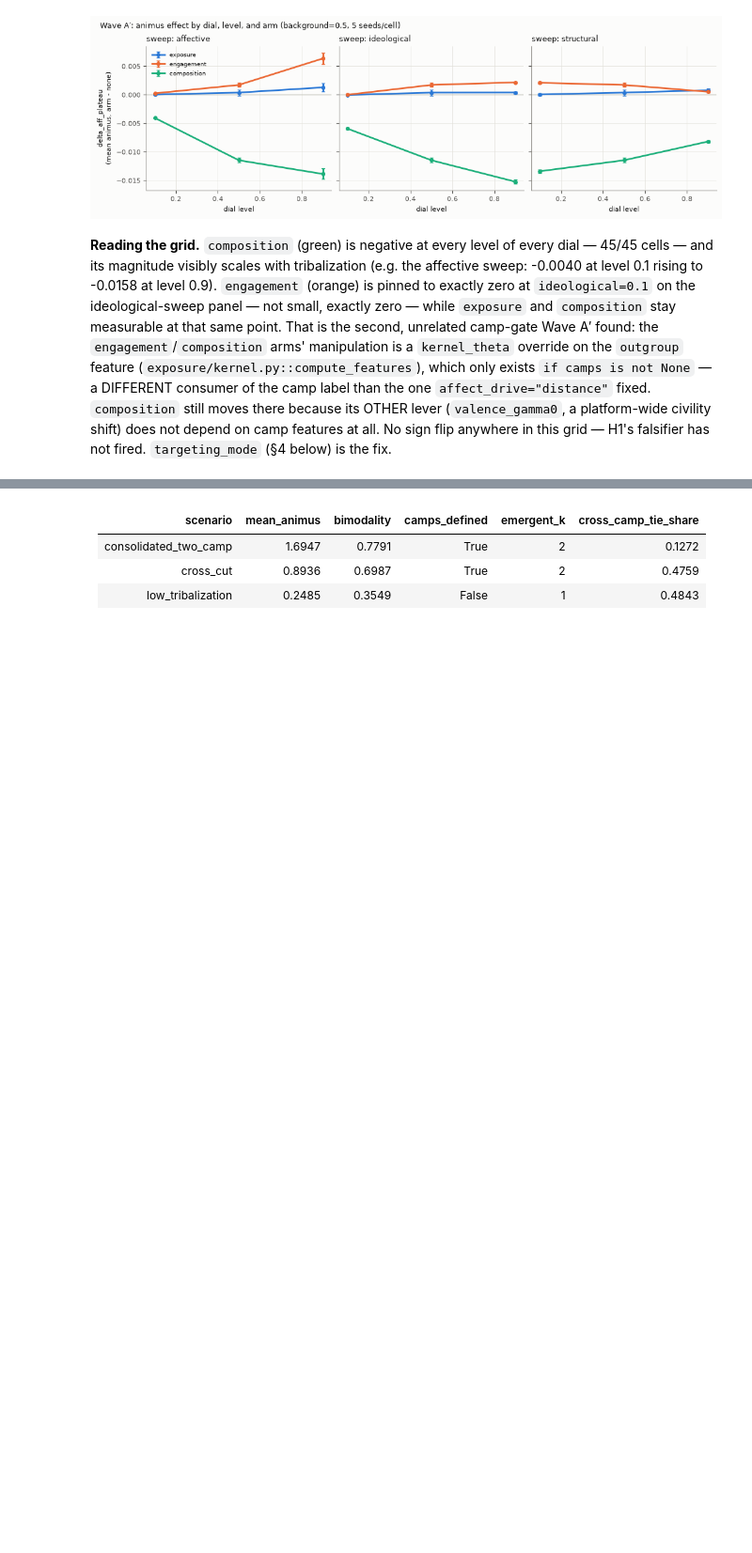
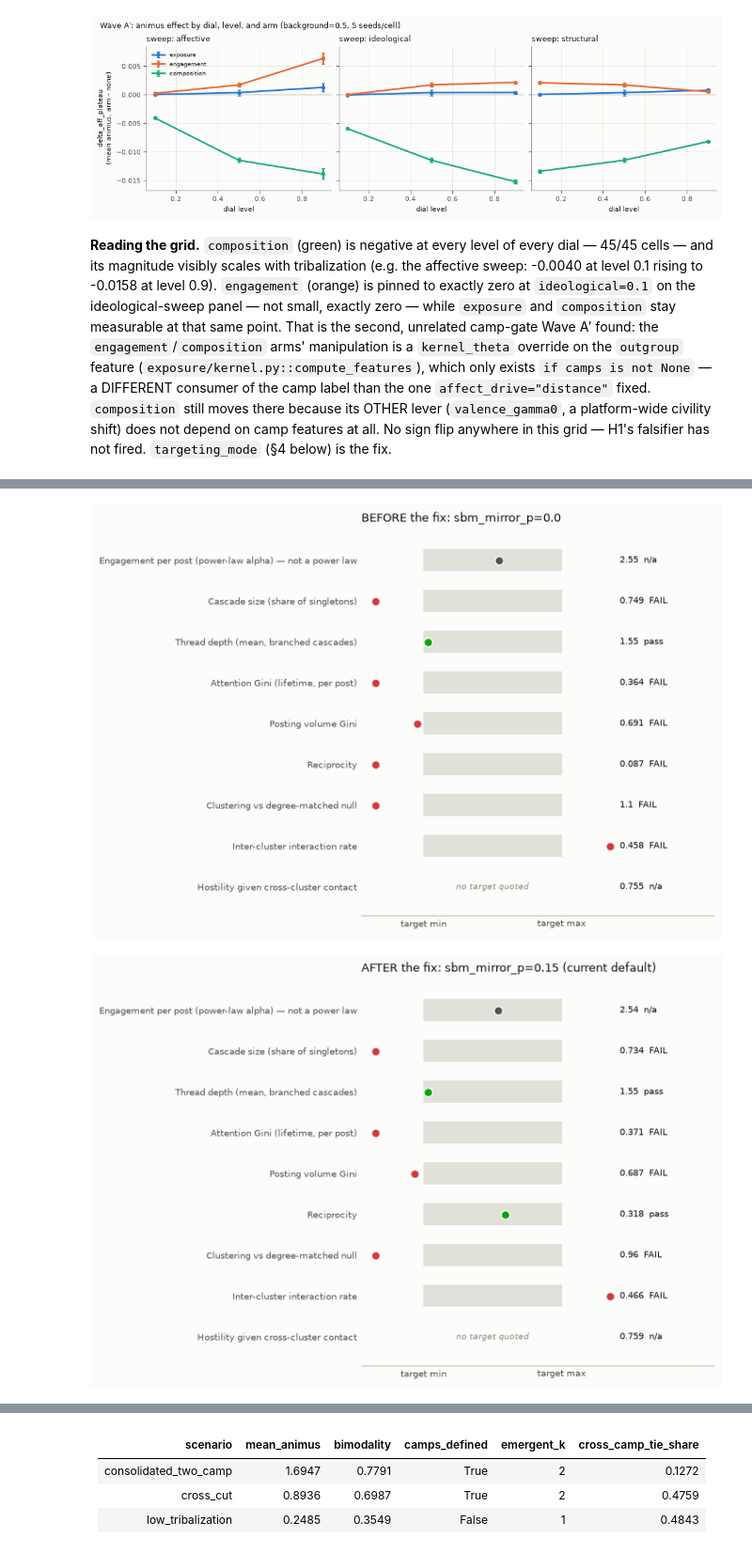
Before and after one commit to lrodeck/Network-Simulation, a Jupyter notebook: notebooks/experiment_03_bubble_intervention.ipynb, the cells around one changed output, grey strips where cells are left out. Shown at 94% size. Drawn from its saved outputs; the diff is of its cells as text; code cells hidden in the pictures; blank space fills up the shorter version.

```diff
--- a/notebooks/experiment_03_bubble_intervention.ipynb
+++ b/notebooks/experiment_03_bubble_intervention.ipynb
@@ -125,0 +201,27 @@ does not depend on camp features at all. No sign flip anywhere in this grid
+# %%
+from discourse_lab.analysis import set_param
+from discourse_lab.metrics import stylized_facts_from_run
+from discourse_lab.runner import cached_run, load_run
+
+
+def gate_figure_for(cfg, seed=0, title=""):
+    cached_run(cfg, seed, persist=("posts", "engagements"))
+    handle = load_run(cfg, seed)
+    rngs = phase_rngs(seed)
+    pop = cached_population(cfg, seed, rngs["population"])
+    graph = cached_graph(cfg, seed, pop, rngs["graph"])
+    report = stylized_facts_from_run(handle, graph=graph, pop=pop)
+    return fig_calibration(report, title=title)
+
+
+gate_base = dial_config(base_config(1000, 60), affective=0.7, ideological=0.7, structural=0.7)
+gate_before = set_param(gate_base, "graph.sbm_mirror_p", 0.0)
+
+for cfg, label in [(gate_before, "BEFORE the fix: sbm_mirror_p=0.0"),
+                    (gate_base, "AFTER the fix: sbm_mirror_p=0.15 (current default)")]:
+    fig = gate_figure_for(cfg, title=label)
+    display(fig)
+    plt.close(fig)
+# %% [output]
+[figure, added]
+[figure, added]
```
Also changed, not shown: parts of 24 cells of this notebook.
